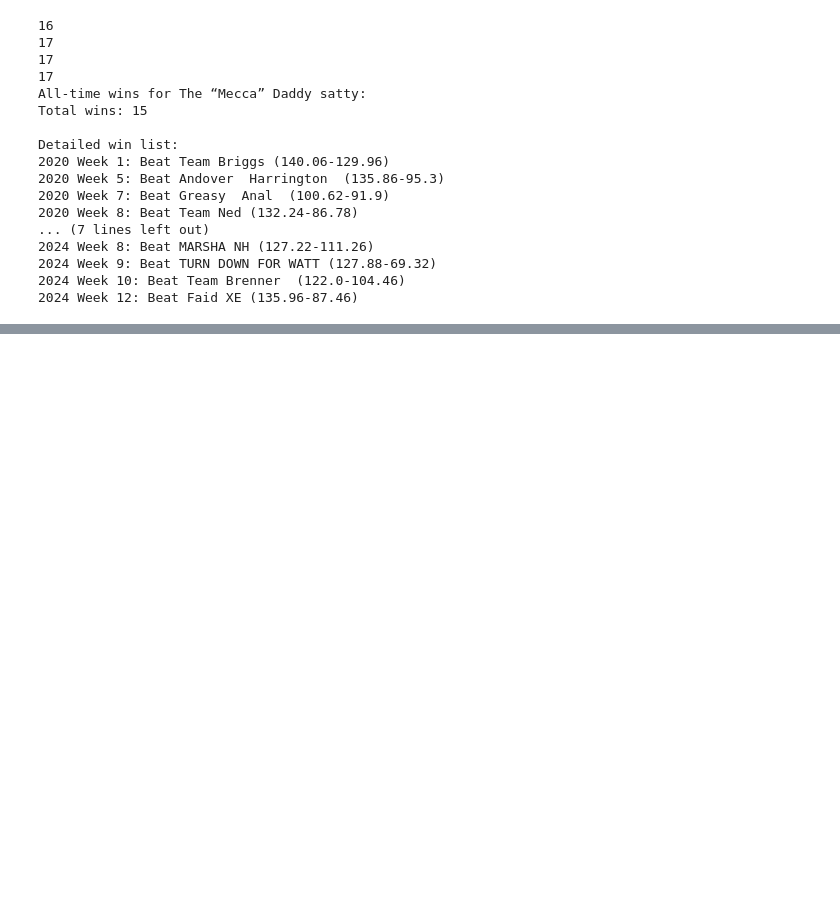
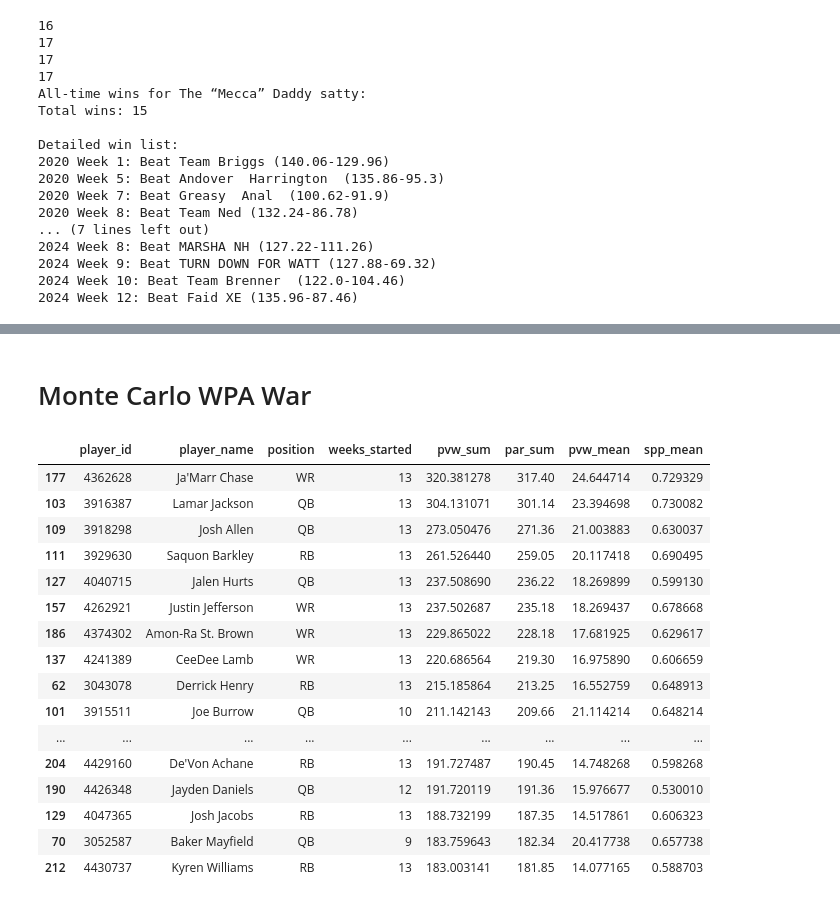
Before and after one commit to arjunghelani/afl-fantasy, a Jupyter notebook: backend/test.ipynb, the cells around one changed output, grey strips where cells are left out. Drawn from its saved outputs; the diff is of its cells as text; code cells hidden in the pictures; blank space fills up the shorter version.

```diff
--- a/backend/test.ipynb
+++ b/backend/test.ipynb
@@ -643,5 +643,8 @@ def build_trade_dataframe(league, start_week=1, end_week=None, only_trade_like=F
     return df
 
 # Example usage:
-df_trades = build_trade_dataframe(league, start_week=1, end_week=None, only_trade_like=True)
-print(df_trades.head())
+trades = pd.DataFrame()
+for year in [2020, 2021, 2022, 2024]:
+    league = get_league(year)
+    df_trades = build_trade_dataframe(league, start_week=1, end_week=None, only_trade_like=True)
+    trades = pd.concat([trades, df_trades])
@@ -776,0 +932,2 @@ league.teams[4].team_name
+# %%
+full_trades = full_trades.loc[(full_trades['team1_name'] != 'Team Ned') | (full_trades['team2_name'] != 'Team Ned')]
@@ -776,0 +977,4 @@ league.teams[4].team_name
+# %%
+for _, row in trades_by_team_id.iterrows():
+    if row['team_name'] == 'Team E Brenner':
+        print(f"Traded with {row['traded_with_name']} on week {row['week']}")
@@ -776,0 +1008,2 @@ league.teams[4].team_name
+# %% [markdown]
+# Monte Carlo WPA War
@@ -777,2 +1586,22 @@ league.teams[4].team_name
+# %%
+season_summary.head(20)
+# %% [output]
+|  | player_id | player_name | position | weeks_started | pvw_sum | par_sum | pvw_mean | spp_mean |
+| 177 | 4362628 | Ja'Marr Chase | WR | 13 | 320.381278 | 317.40 | 24.644714 | 0.729329 |
+| 103 | 3916387 | Lamar Jackson | QB | 13 | 304.131071 | 301.14 | 23.394698 | 0.730082 |
+| 109 | 3918298 | Josh Allen | QB | 13 | 273.050476 | 271.36 | 21.003883 | 0.630037 |
+| 111 | 3929630 | Saquon Barkley | RB | 13 | 261.526440 | 259.05 | 20.117418 | 0.690495 |
+| 127 | 4040715 | Jalen Hurts | QB | 13 | 237.508690 | 236.22 | 18.269899 | 0.599130 |
+| 157 | 4262921 | Justin Jefferson | WR | 13 | 237.502687 | 235.18 | 18.269437 | 0.678668 |
+| 186 | 4374302 | Amon-Ra St. Brown | WR | 13 | 229.865022 | 228.18 | 17.681925 | 0.629617 |
+| 137 | 4241389 | CeeDee Lamb | WR | 13 | 220.686564 | 219.30 | 16.975890 | 0.606659 |
+| 62 | 3043078 | Derrick Henry | RB | 13 | 215.185864 | 213.25 | 16.552759 | 0.648913 |
+| 101 | 3915511 | Joe Burrow | QB | 10 | 211.142143 | 209.66 | 21.114214 | 0.648214 |
+| ... | ... | ... | ... | ... | ... | ... | ... | ... |
+| 204 | 4429160 | De'Von Achane | RB | 13 | 191.727487 | 190.45 | 14.748268 | 0.598268 |
+| 190 | 4426348 | Jayden Daniels | QB | 12 | 191.720119 | 191.36 | 15.976677 | 0.530010 |
+| 129 | 4047365 | Josh Jacobs | RB | 13 | 188.732199 | 187.35 | 14.517861 | 0.606323 |
+| 70 | 3052587 | Baker Mayfield | QB | 9 | 183.759643 | 182.34 | 20.417738 | 0.657738 |
+| 212 | 4430737 | Kyren Williams | RB | 13 | 183.003141 | 181.85 | 14.077165 | 0.588703 |
 # %%
 # %% [output]
```
Also changed, not shown: parts of 14 cells of this notebook, 17 other files.
